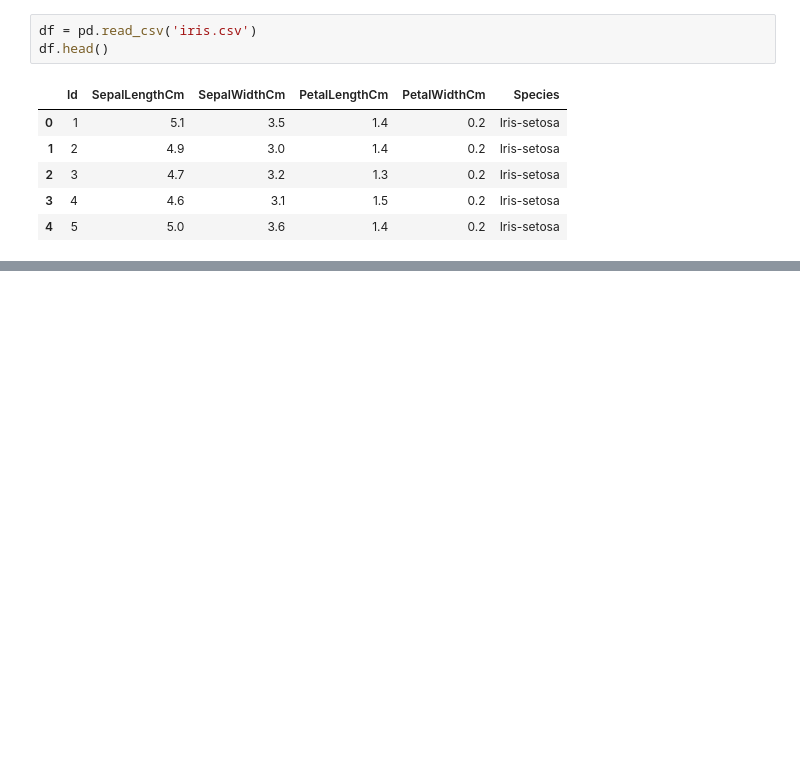
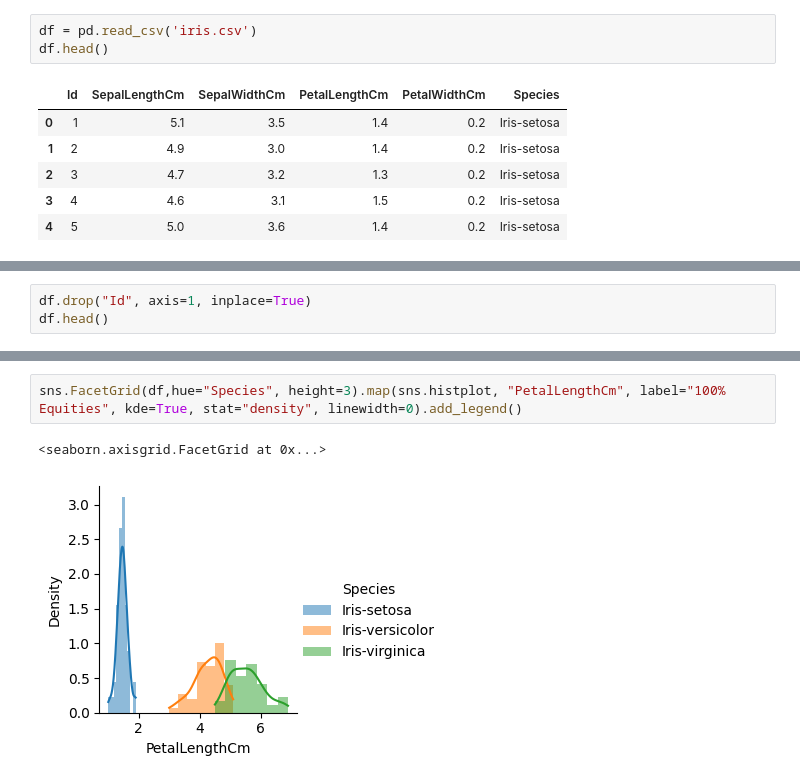
Before and after one commit to maxellmilay/iris-clustering, a Jupyter notebook: model.ipynb, the cells around one changed output, grey strips where cells are left out. Saved outputs shown, nothing was run; the diff lists cells and outputs as text; blank space fills up the shorter version.

```diff
--- a/model.ipynb
+++ b/model.ipynb
@@ -47,0 +119,3 @@ df.head()
+# %%
+df.drop("Id", axis=1, inplace=True)
+df.head()
@@ -47,0 +129,5 @@ df.head()
+# %%
+sns.FacetGrid(df,hue="Species", height=3).map(sns.histplot, "PetalLengthCm", label="100% Equities", kde=True, stat="density", linewidth=0).add_legend()
+# %% [output]
+<seaborn.axisgrid.FacetGrid at 0x...>
+[figure, added]
```
Also changed, not shown: parts of 20 cells of this notebook.
